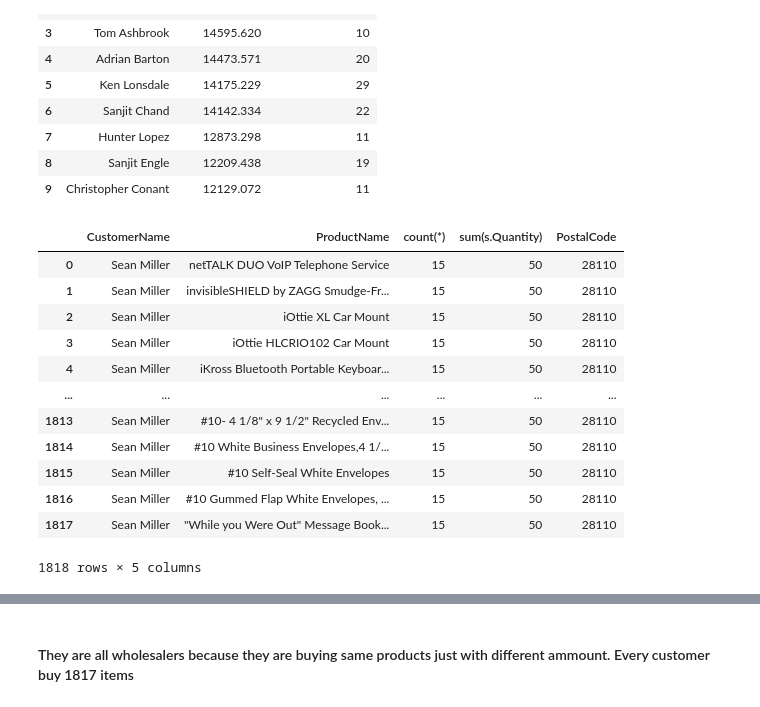
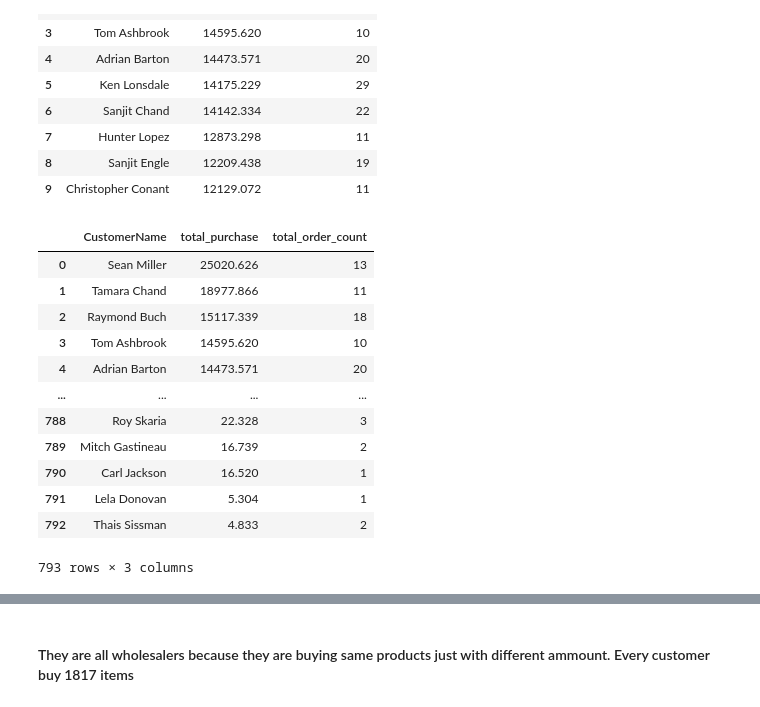
Before and after one commit to Rojhak/BI_analysis, a Jupyter notebook: eda_superstore.ipynb, the cells around one changed output, grey strips where cells are left out. Cells and saved outputs as stored; diff of their text form; code cells hidden in the pictures.

```diff
--- a/eda_superstore.ipynb
+++ b/eda_superstore.ipynb
@@ -566,35 +566,30 @@ products_df.head(10)
 # %%
 customer_behv = """
   SELECT
       c.CustomerName,
-     p.ProductName,
-     count(*),
-     sum(s.Quantity),
-     c.PostalCode
+      sum(s.Sales) as total_purchase,
+      count(*) as total_order_count
 
-  FROM customers c
-  JOIN orders o  ON c.CustomerID = o.CustomerID
-  JOIN  sales s ON o.OrderID = s.OrderID
-  JOIN products p ON s.ProductID = s.ProductID
-  WHERE c.CustomerName = "Sean Miller"
-  GROUP BY ProductName order by count(*) desc
-
-
-
+   FROM sales s
+  JOIN orders o  ON s.OrderId = o.OrderID
+  join products p ON  s.ProductID = p.ProductID and s.OrderID = o.OrderID
+  JOIN customers c ON o.customerID = c.CustomerID
+  GROUP BY c.CustomerID
+  ORDER BY sum(sales) DESC
 """
-sean_miller = pd.read_sql(customer_behv, conn)
-sean_miller
+products_df = pd.read_sql(customer_behv, conn)
+products_df
 # %% [output]
-|  | CustomerName | ProductName | count(*) | sum(s.Quantity) | PostalCode |
-| 0 | Sean Miller | netTALK DUO VoIP Telephone Service | 15 | 50 | 28110 |
-| 1 | Sean Miller | invisibleSHIELD by ZAGG Smudge-Fr... | 15 | 50 | 28110 |
-| 2 | Sean Miller | iOttie XL Car Mount | 15 | 50 | 28110 |
-| 3 | Sean Miller | iOttie HLCRIO102 Car Mount | 15 | 50 | 28110 |
-| 4 | Sean Miller | iKross Bluetooth Portable Keyboar... | 15 | 50 | 28110 |
-| ... | ... | ... | ... | ... | ... |
-| 1813 | Sean Miller | #10- 4 1/8" x 9 1/2" Recycled Env... | 15 | 50 | 28110 |
-| 1814 | Sean Miller | #10 White Business Envelopes,4 1/... | 15 | 50 | 28110 |
-| 1815 | Sean Miller | #10 Self-Seal White Envelopes | 15 | 50 | 28110 |
-| 1816 | Sean Miller | #10 Gummed Flap White Envelopes, ... | 15 | 50 | 28110 |
-| 1817 | Sean Miller | "While you Were Out" Message Book... | 15 | 50 | 28110 |
+|  | CustomerName | total_purchase | total_order_count |
+| 0 | Sean Miller | 25020.626 | 13 |
+| 1 | Tamara Chand | 18977.866 | 11 |
+| 2 | Raymond Buch | 15117.339 | 18 |
+| 3 | Tom Ashbrook | 14595.620 | 10 |
+| 4 | Adrian Barton | 14473.571 | 20 |
+| ... | ... | ... | ... |
+| 788 | Roy Skaria | 22.328 | 3 |
+| 789 | Mitch Gastineau | 16.739 | 2 |
+| 790 | Carl Jackson | 16.520 | 1 |
+| 791 | Lela Donovan | 5.304 | 1 |
+| 792 | Thais Sissman | 4.833 | 2 |
-1818 rows × 5 columns
+793 rows × 3 columns
```
Also changed, not shown: parts of 3 cells of this notebook, 1 other file.
